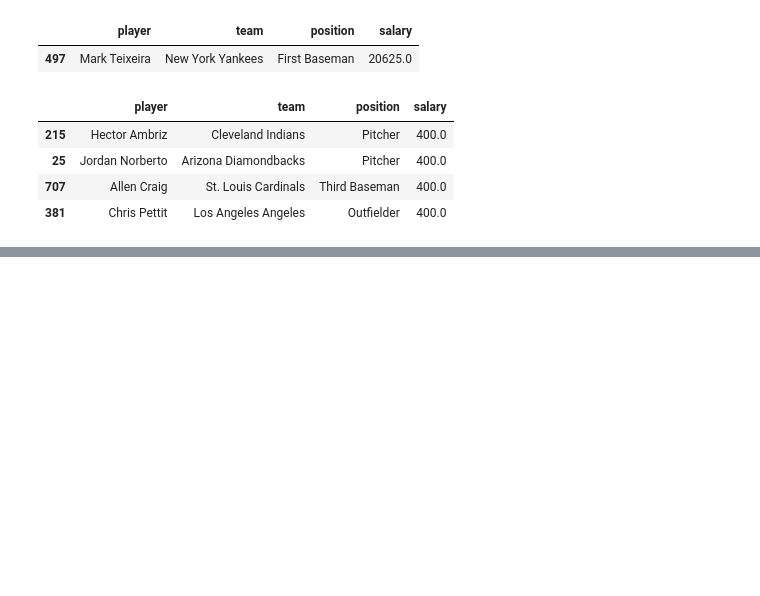
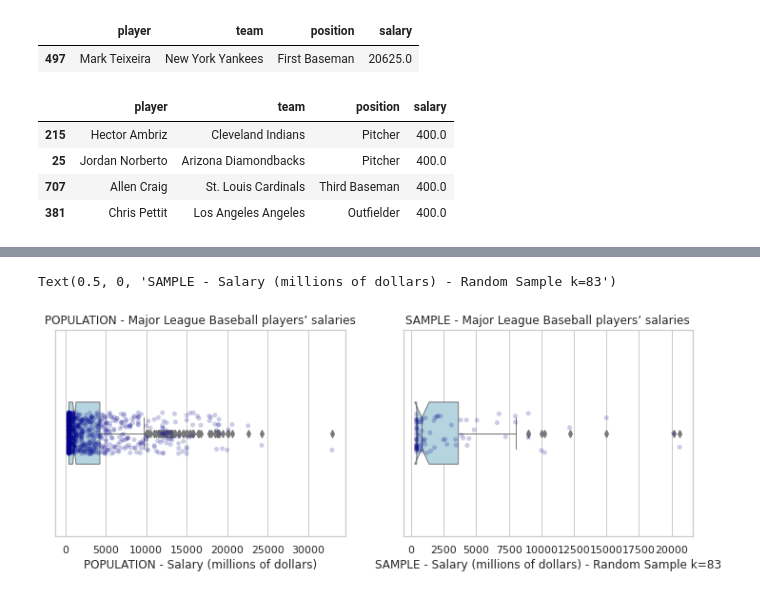
Before and after one commit to jesussantana/Sampling, a Jupyter notebook: notebooks/Sprint_6_Sampling.ipynb, the cells around one changed output, grey strips where cells are left out. Drawn from its saved outputs; the diff is of its cells as text; code cells hidden in the pictures; blank space fills up the shorter version.

```diff
--- a/notebooks/Sprint_6_Sampling.ipynb
+++ b/notebooks/Sprint_6_Sampling.ipynb
@@ -121,0 +156,23 @@ plt.hist(random_sample_df['salary'], bins= k)
+# %%
+fig = plt.figure(figsize=(12,4))
+
+ax1 = fig.add_subplot(1, 2, 1)
+
+# Plot
+sns.set(style="whitegrid")
+ax1 = sns.boxplot(x=df["salary"], color='lightblue', fliersize=5,  orient='v', linewidth=1 , width=0.3, notch=True)
+ax1 = sns.stripplot(x=df["salary"], orient='v', color='darkblue', alpha=0.2)
+plt.title('POPULATION - Major League Baseball players’ salaries')
+plt.xlabel('POPULATION - Salary (millions of dollars)')
+
+ax2 = fig.add_subplot(1, 2, 2)
+
+# Plot
+sns.set(style="whitegrid")
+ax2 = sns.boxplot(x=df_random_sample["salary"], color='lightblue', fliersize=5,  orient='v', linewidth=1 , width=0.3, notch=True)
+ax2 = sns.stripplot(x=df_random_sample["salary"], orient='v', color='darkblue', alpha=0.2)
+plt.title('SAMPLE - Major League Baseball players’ salaries')
+plt.xlabel(f'SAMPLE - Salary (millions of dollars) - Random Sample k={len(df_random_sample)}')
+# %% [output]
+Text(0.5, 0, 'SAMPLE - Salary (millions of dollars) - Random Sample k=83')
+[figure, added]
```
Also changed, not shown: parts of 11 cells of this notebook.
